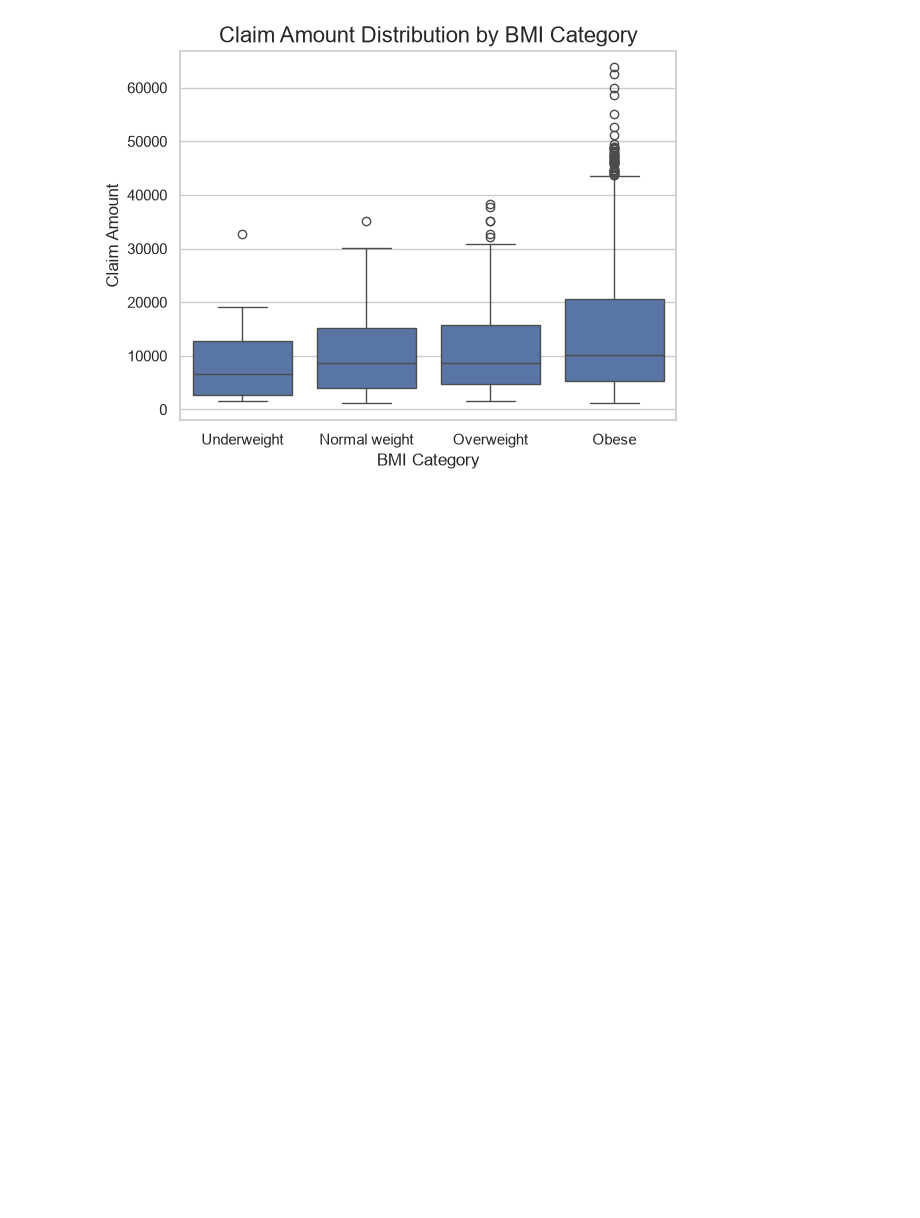
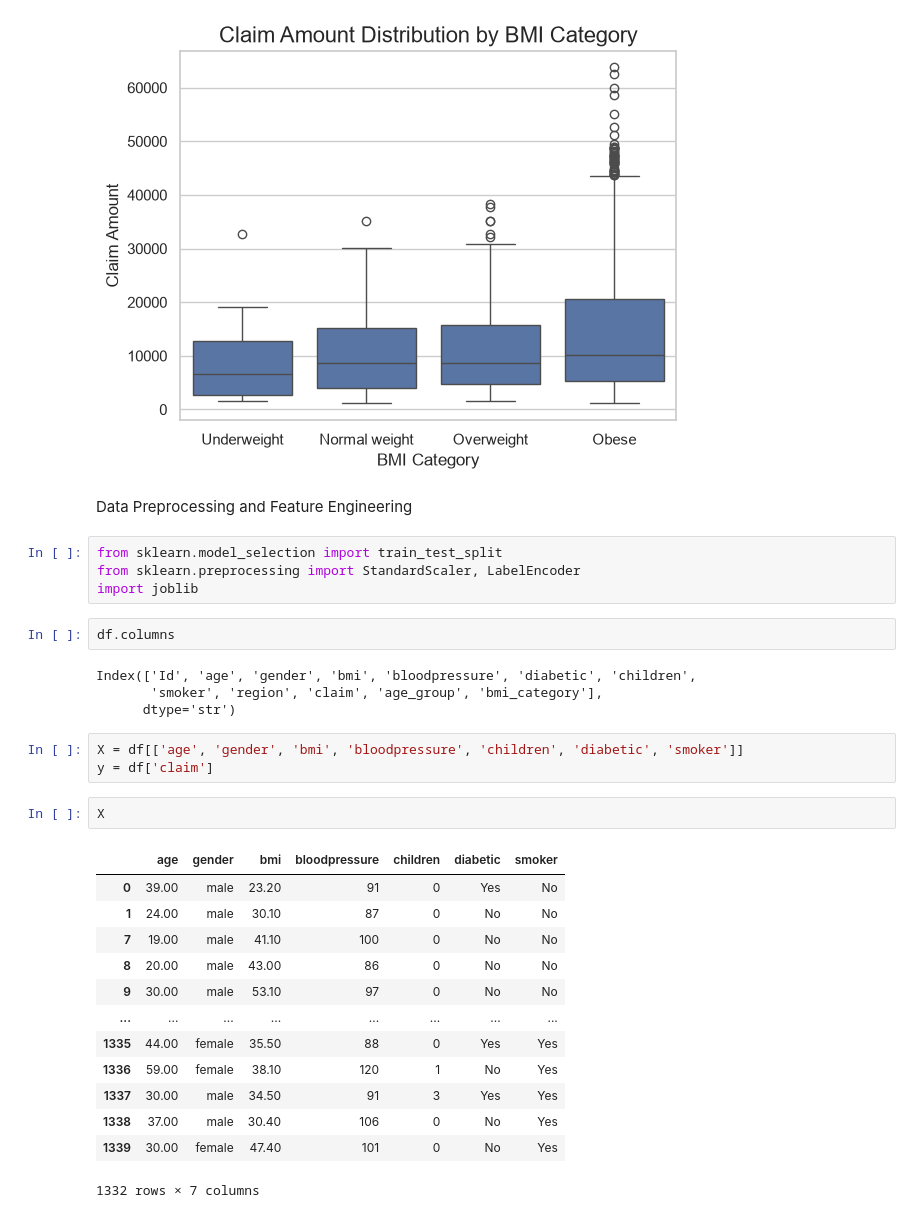
Before and after one commit to Arunpurohit1766/Health-Insurance-Cost-Prediction, a Jupyter notebook: health_insurance_cost.ipynb, the cells around one changed output. Cells and saved outputs as stored; diff of their text form; blank space fills up the shorter version.

Commit message:
Data Preprocessing and Feature Engineering

```diff
--- a/health_insurance_cost.ipynb
+++ b/health_insurance_cost.ipynb
@@ -224,3 +224,34 @@ plt.ylabel('Claim Amount')
 plt.show()
 # %% [output]
 [figure]
+# %% [markdown]
+Data Preprocessing and Feature Engineering
+# %%
+from sklearn.model_selection import train_test_split
+from sklearn.preprocessing import StandardScaler, LabelEncoder
+import joblib
+# %%
+df.columns
+# %% [output]
+Index(['Id', 'age', 'gender', 'bmi', 'bloodpressure', 'diabetic', 'children',
+       'smoker', 'region', 'claim', 'age_group', 'bmi_category'],
+      dtype='str')
+# %%
+X = df[['age', 'gender', 'bmi', 'bloodpressure', 'children', 'diabetic', 'smoker']]
+y = df['claim']
+# %%
+X
+# %% [output]
+|  | age | gender | bmi | bloodpressure | children | diabetic | smoker |
+| 0 | 39.00 | male | 23.20 | 91 | 0 | Yes | No |
+| 1 | 24.00 | male | 30.10 | 87 | 0 | No | No |
+| 7 | 19.00 | male | 41.10 | 100 | 0 | No | No |
+| 8 | 20.00 | male | 43.00 | 86 | 0 | No | No |
+| 9 | 30.00 | male | 53.10 | 97 | 0 | No | No |
+| ... | ... | ... | ... | ... | ... | ... | ... |
+| 1335 | 44.00 | female | 35.50 | 88 | 0 | Yes | Yes |
+| 1336 | 59.00 | female | 38.10 | 120 | 1 | No | Yes |
+| 1337 | 30.00 | male | 34.50 | 91 | 3 | Yes | Yes |
+| 1338 | 37.00 | male | 30.40 | 106 | 0 | No | Yes |
+| 1339 | 30.00 | female | 47.40 | 101 | 0 | No | Yes |
+1332 rows × 7 columns
```
Also changed, not shown: parts of 9 cells of this notebook, 4 other files.
